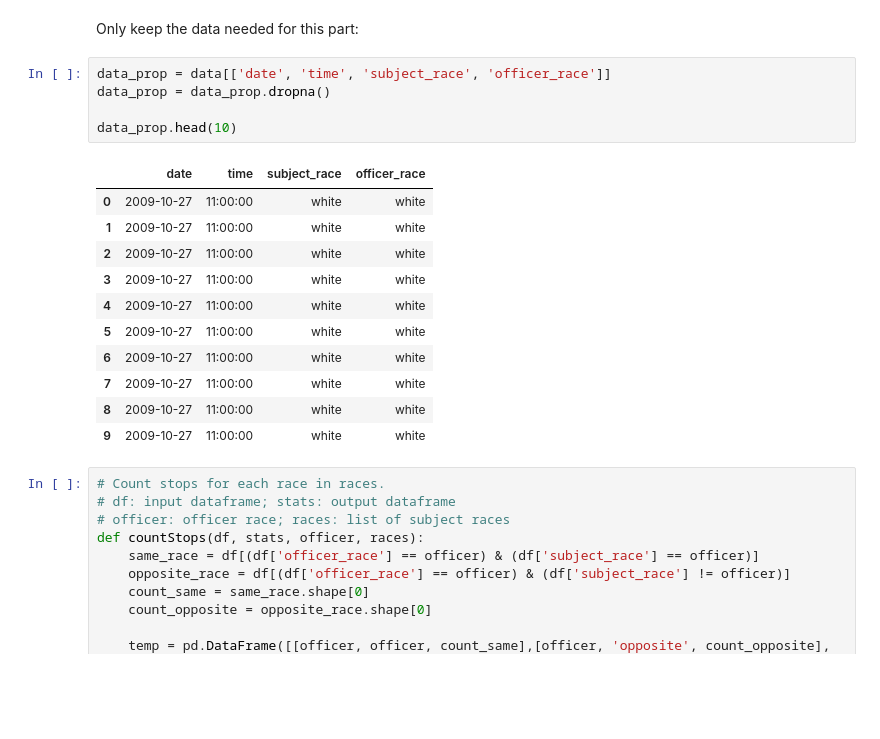
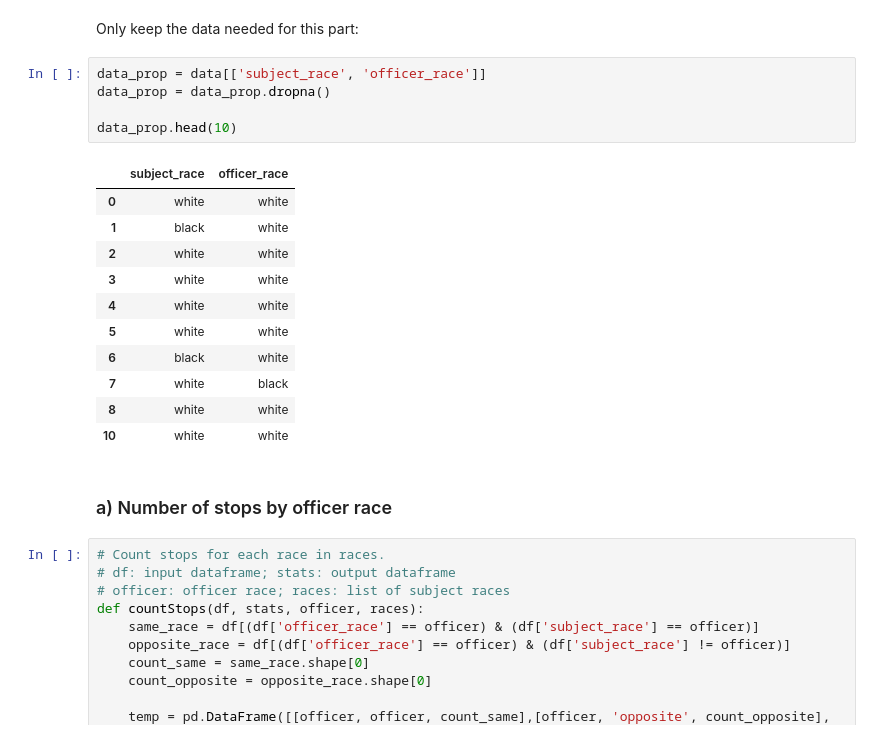
Before and after one commit to epfl-ada/ada-2020-project-milestone-p3-p3_adahn, a Jupyter notebook: analysis.ipynb, the cells around one changed output. Cells and saved outputs as stored; diff of their text form; blank space fills up the shorter version.

```diff
--- a/analysis.ipynb
+++ b/analysis.ipynb
@@ -28,22 +28,24 @@ data.head(10)
 # %% [markdown]
 Only keep the data needed for this part:
 # %%
-data_prop = data[['date', 'time', 'subject_race', 'officer_race']]
+data_prop = data[['subject_race', 'officer_race']]
 data_prop = data_prop.dropna()
 
 data_prop.head(10)
 # %% [output]
-|  | date | time | subject_race | officer_race |
-| 0 | 2009-10-27 | 11:00:00 | white | white |
-| 1 | 2009-10-27 | 11:00:00 | white | white |
-| 2 | 2009-10-27 | 11:00:00 | white | white |
-| 3 | 2009-10-27 | 11:00:00 | white | white |
-| 4 | 2009-10-27 | 11:00:00 | white | white |
-| 5 | 2009-10-27 | 11:00:00 | white | white |
-| 6 | 2009-10-27 | 11:00:00 | white | white |
-| 7 | 2009-10-27 | 11:00:00 | white | white |
-| 8 | 2009-10-27 | 11:00:00 | white | white |
-| 9 | 2009-10-27 | 11:00:00 | white | white |
+|  | subject_race | officer_race |
+| 0 | white | white |
+| 1 | black | white |
+| 2 | white | white |
+| 3 | white | white |
+| 4 | white | white |
+| 5 | white | white |
+| 6 | black | white |
+| 7 | white | black |
+| 8 | white | white |
+| 10 | white | white |
+# %% [markdown]
+### a) Number of stops by officer race
 # %%
 # Count stops for each race in races.
 # df: input dataframe; stats: output dataframe
```
Also changed, not shown: parts of 29 cells of this notebook, 1 other file.
